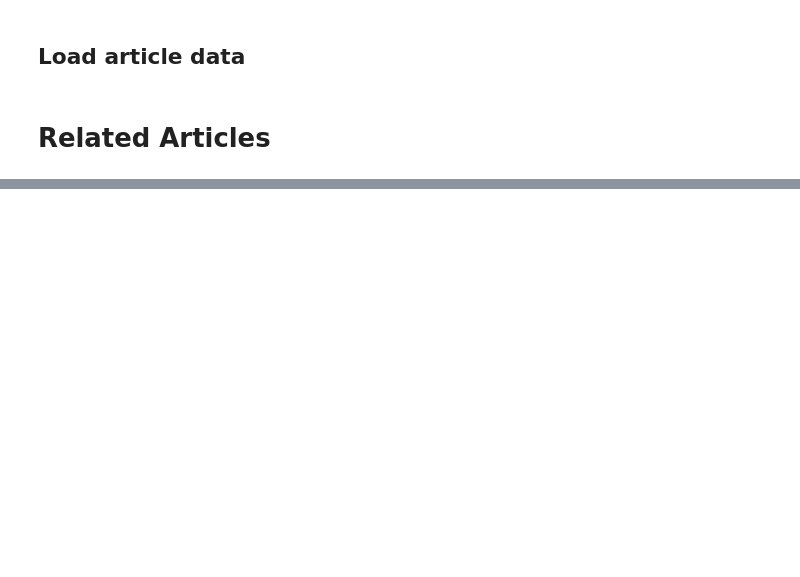
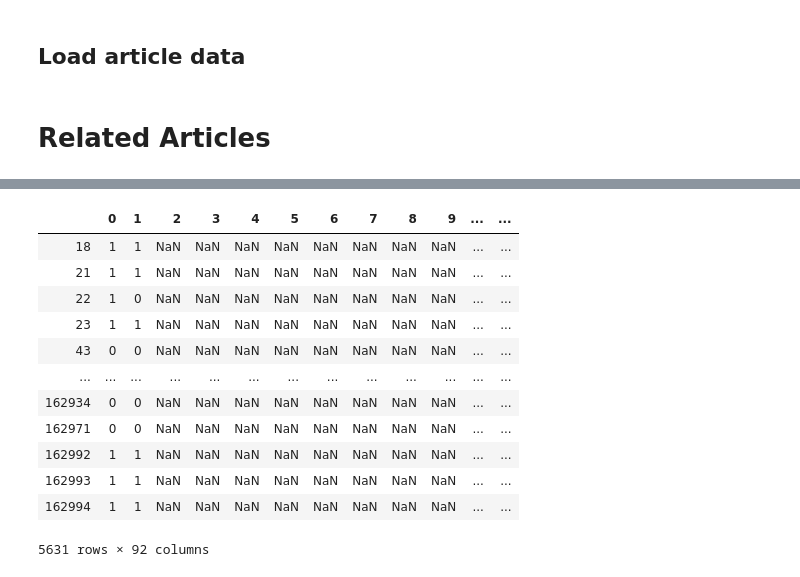
Before and after one commit to atol/fake-news-ai, a Jupyter notebook: notebooks/related_articles.ipynb, the cells around one changed output, grey strips where cells are left out. Drawn from its saved outputs; the diff is of its cells as text; code cells hidden in the pictures; blank space fills up the shorter version.

```diff
--- a/notebooks/related_articles.ipynb
+++ b/notebooks/related_articles.ipynb
@@ -103,0 +119,6 @@ article_id_labels
+# %%
+dict1 = {}
+
+for key, value in labelled_articles.items():
+    if len(value) > 1:
+        dict1[key] = value
@@ -103,0 +145,18 @@ article_id_labels
+# %%
+df1 = pd.DataFrame.from_dict(dict1, orient='index')
+# %%
+df1
+# %% [output]
+|  | 0 | 1 | 2 | 3 | 4 | 5 | 6 | 7 | 8 | 9 | ... | ... |
+| 18 | 1 | 1 | NaN | NaN | NaN | NaN | NaN | NaN | NaN | NaN | ... | ... |
+| 21 | 1 | 1 | NaN | NaN | NaN | NaN | NaN | NaN | NaN | NaN | ... | ... |
+| 22 | 1 | 0 | NaN | NaN | NaN | NaN | NaN | NaN | NaN | NaN | ... | ... |
+| 23 | 1 | 1 | NaN | NaN | NaN | NaN | NaN | NaN | NaN | NaN | ... | ... |
+| 43 | 0 | 0 | NaN | NaN | NaN | NaN | NaN | NaN | NaN | NaN | ... | ... |
+| ... | ... | ... | ... | ... | ... | ... | ... | ... | ... | ... | ... | ... |
+| 162934 | 0 | 0 | NaN | NaN | NaN | NaN | NaN | NaN | NaN | NaN | ... | ... |
+| 162971 | 0 | 0 | NaN | NaN | NaN | NaN | NaN | NaN | NaN | NaN | ... | ... |
+| 162992 | 1 | 1 | NaN | NaN | NaN | NaN | NaN | NaN | NaN | NaN | ... | ... |
+| 162993 | 1 | 1 | NaN | NaN | NaN | NaN | NaN | NaN | NaN | NaN | ... | ... |
+| 162994 | 1 | 1 | NaN | NaN | NaN | NaN | NaN | NaN | NaN | NaN | ... | ... |
+5631 rows × 92 columns
```
Also changed, not shown: parts of 21 cells of this notebook, 7 other files.
